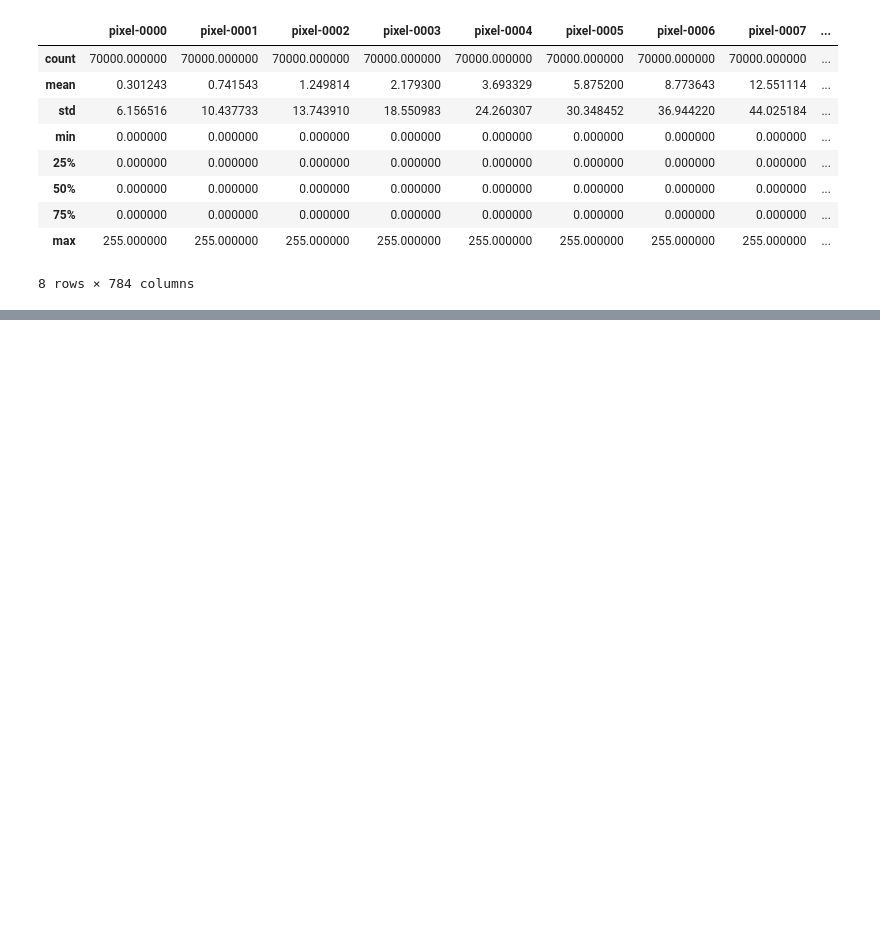
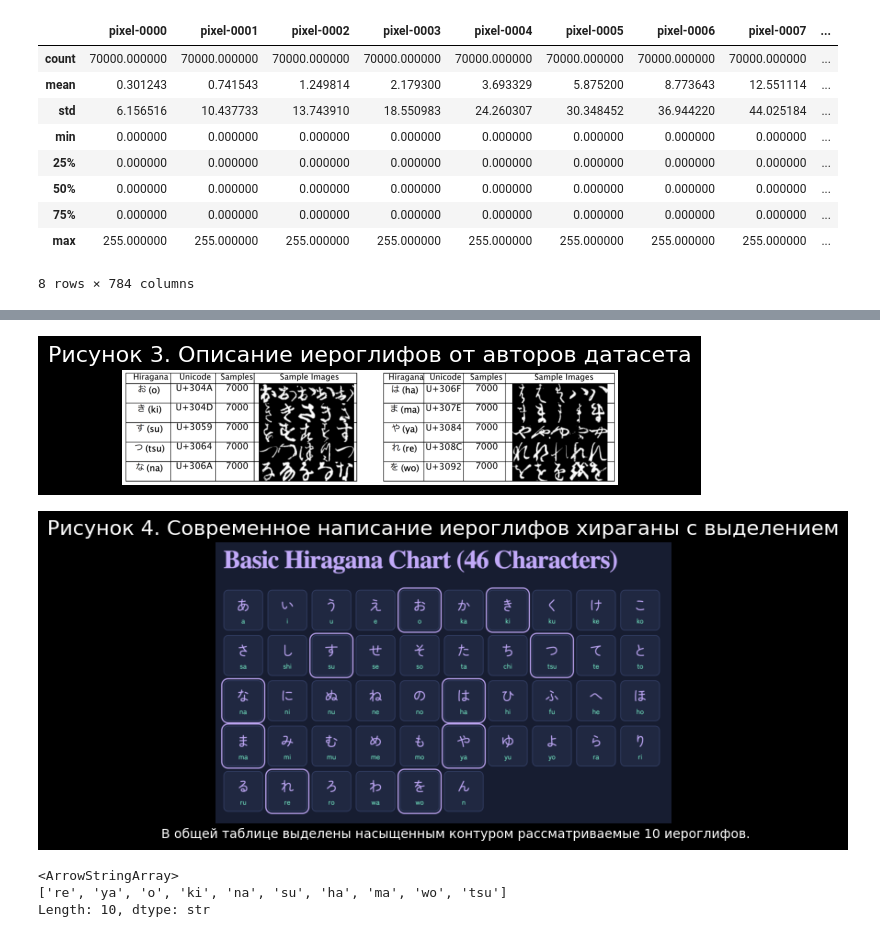
Before and after one commit to Artemonkey/ML_course_practice, a Jupyter notebook: 2. Clusterization models/japanese-heiroglyphs.ipynb, the cells around one changed output, grey strips where cells are left out. Saved outputs shown, nothing was run; the diff lists cells and outputs as text; code cells hidden in the pictures; blank space fills up the shorter version.

```diff
--- a/2. Clusterization models/japanese-heiroglyphs.ipynb
+++ b/2. Clusterization models/japanese-heiroglyphs.ipynb
@@ -137,0 +177,36 @@ KeyError: -1
+# %%
+pwd = os.getcwd()
+
+plt.imshow(np.asarray(Image.open(f'{pwd}/characters from reference paper.png')))
+plt.axis("off")
+plt.title("Рисунок 3. Описание иероглифов от авторов датасета", fontsize=16)
+plt.show()
+
+# Источник: https://kanadojo.com/academy/complete-hiragana-chart-pronunciation
+plt.imshow(np.asarray(Image.open(f"{pwd}/Hiragana Chart with highlighted characters.png")))
+plt.text(-250, 1370,"В общей таблице выделены насыщенным контуром рассматриваемые 10 иероглифов.")
+plt.axis("off")
+plt.title("Рисунок 4. Современное написание иероглифов хираганы с выделением", fontsize=16)
+plt.show()
+# %% [output]
+[figure, added]
+[figure, added]
+# %%
+# Маппинг числовых меток Kuzushiji-MNIST на иероглифы хираганы
+# kuzushiji_classes = {
+#     '0': 'お(o)', '1': 'き(ki)', '2': 'す(su)', '3': 'つ(tsu)', '4': 'な(na)',
+#     '5': 'は(ha)', '6': 'ま(ma)', '7': 'や(ya)', '8': 'れ(re)', '9': 'を(wo)'
+# }
+
+kuzushiji_classes = {
+    '0': 'o', '1': 'ki', '2': 'su', '3': 'tsu', '4': 'na',
+    '5': 'ha', '6': 'ma', '7': 'ya', '8': 're', '9': 'wo'
+}
+
+
+df['class'] = df['class'].str.decode('utf-8').map(kuzushiji_classes)
+df['class'].unique()
+# %% [output]
+<ArrowStringArray>
+['re', 'ya', 'o', 'ki', 'na', 'su', 'ha', 'ma', 'wo', 'tsu']
+Length: 10, dtype: str
```
Also changed, not shown: parts of 14 cells of this notebook, 2 other files.
